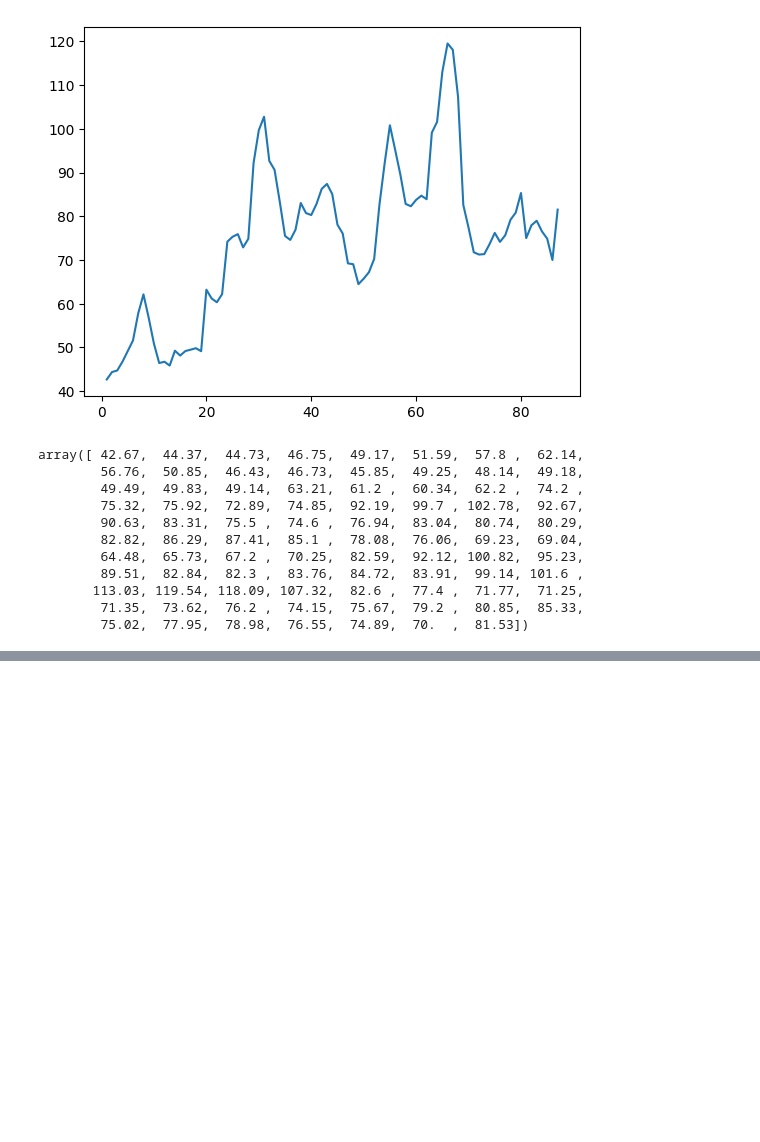
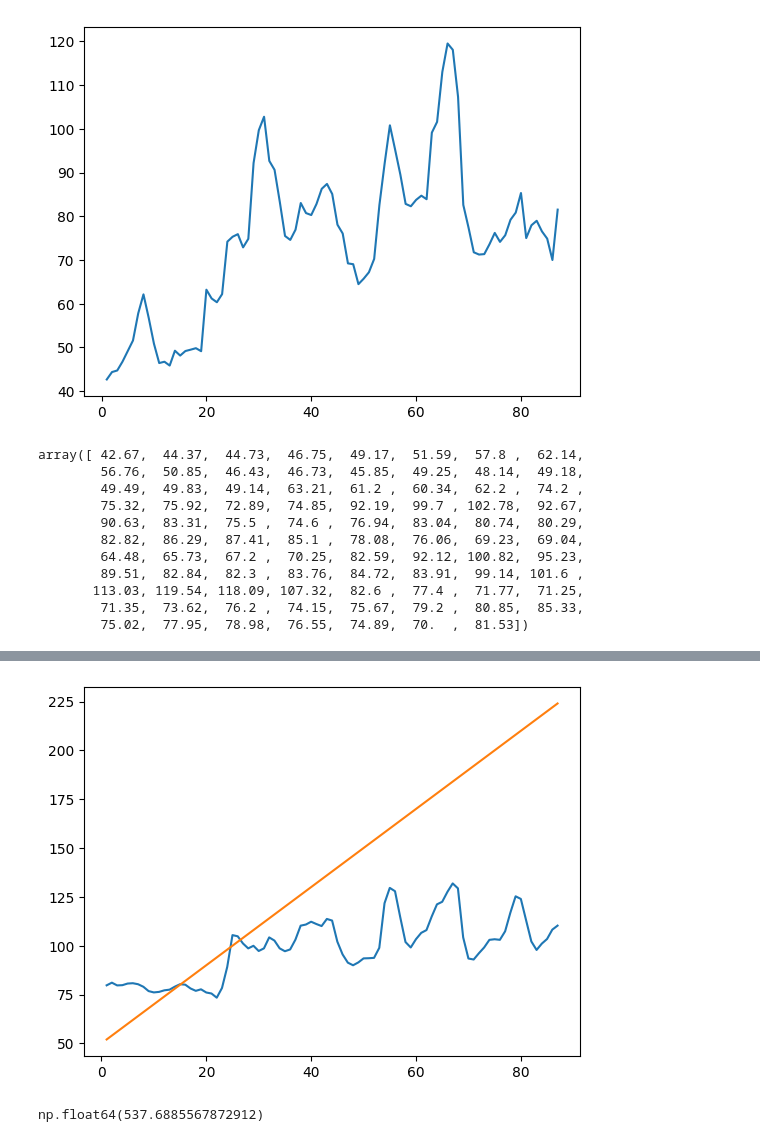
Before and after one commit to EdsonJr21/NumPy-analise-numerica, a Jupyter notebook: NumPy_análise_numérica.ipynb, the cells around one changed output, grey strips where cells are left out. Cells and saved outputs as stored; diff of their text form; code cells hidden in the pictures; blank space fills up the shorter version.

```diff
--- a/NumPy_análise_numérica.ipynb
+++ b/NumPy_análise_numérica.ipynb
@@ -130,0 +140,12 @@ array([ 42.67,  44.37,  44.73,  46.75,  49.17,  51.59,  57.8 ,  62.14,
+# %%
+y = 2*datas+50
+# %%
+plt.plot(datas,Moscow)
+plt.plot(datas,y)
+plt.show()
+# %% [output]
+[figure, added]
+# %%
+np.sqrt(np.sum(np.power(Moscow-datas,2)))
+# %% [output]
+np.float64(537.6885567872912)
```
Also changed, not shown: parts of 13 cells of this notebook.
